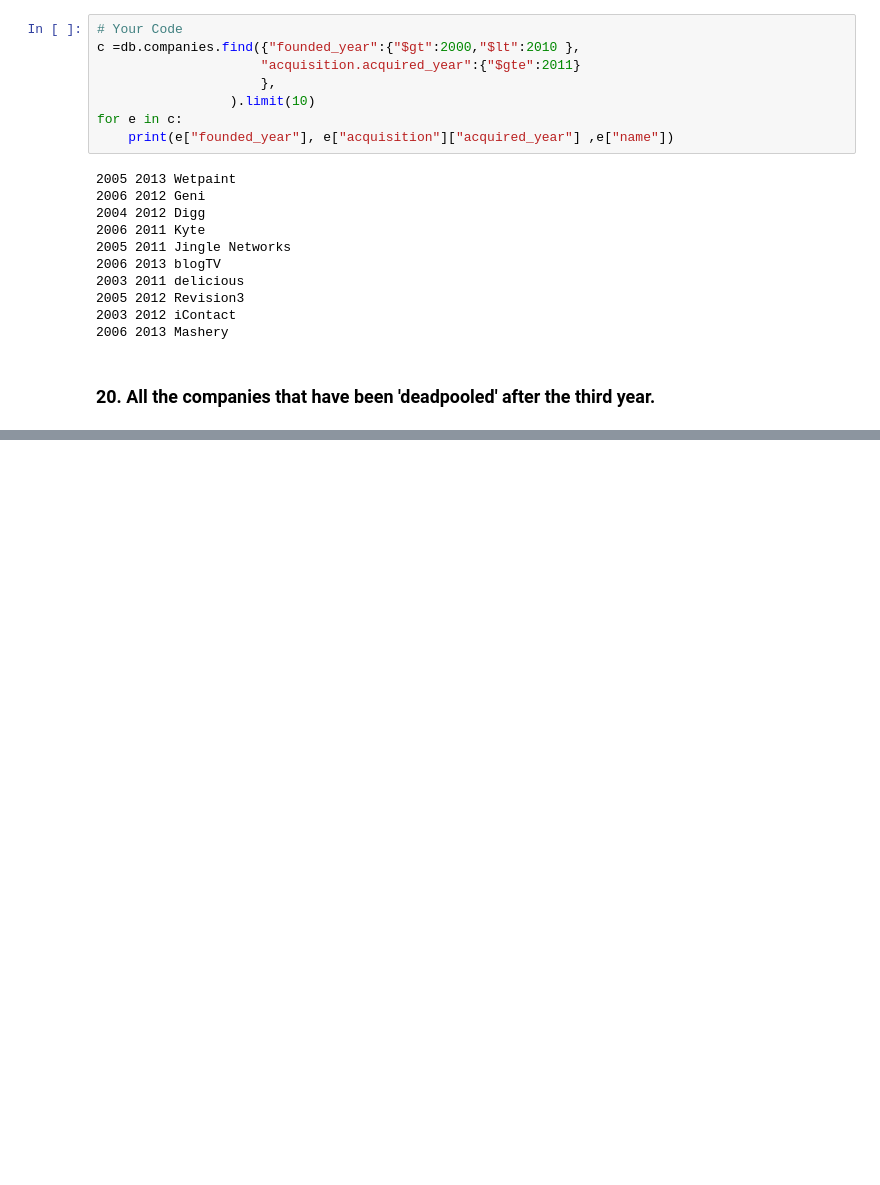
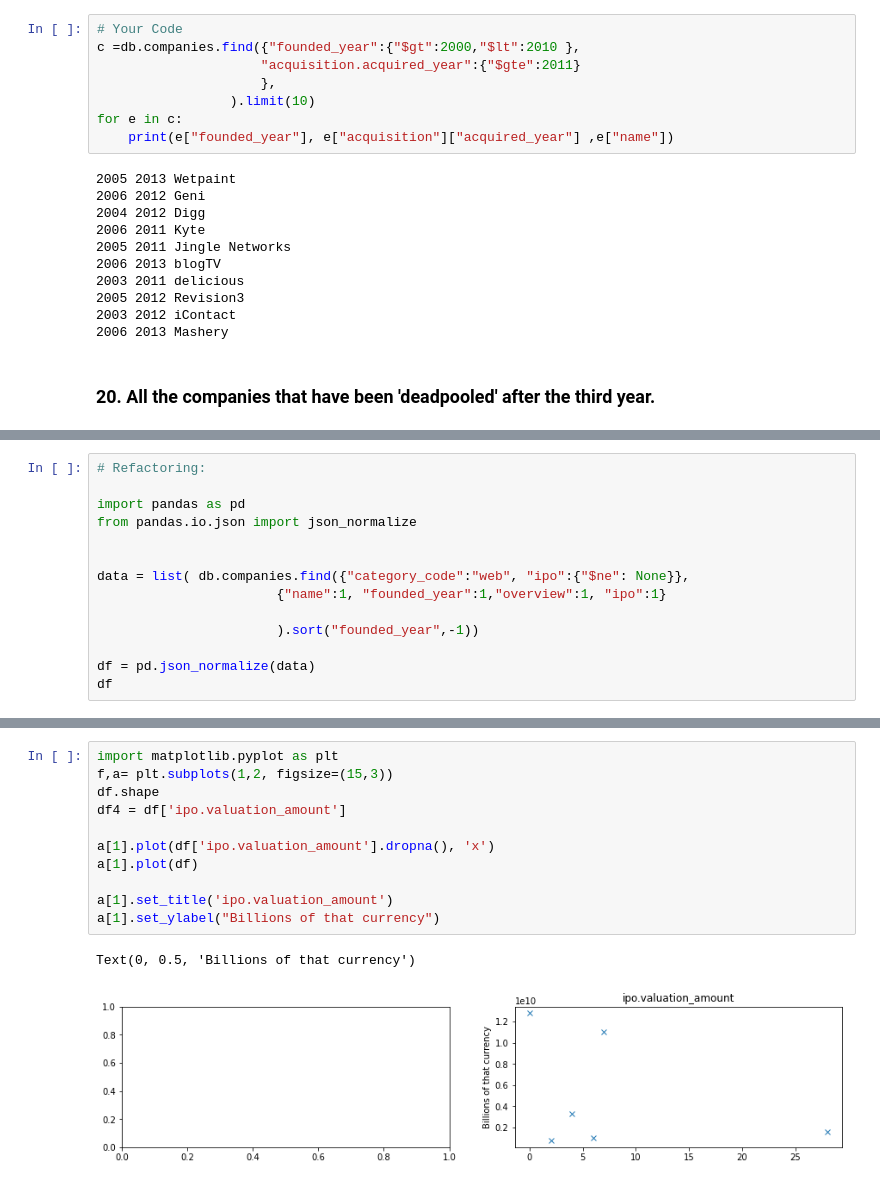
Before and after one commit to rihp/datamad0320, a Jupyter notebook: module-2/lab-advance-querying-mongo/your_code/main.ipynb, the cells around one changed output, grey strips where cells are left out. Drawn from its saved outputs; the diff is of its cells as text; blank space fills up the shorter version.

```diff
--- a/module-2/lab-advance-querying-mongo/your_code/main.ipynb
+++ b/module-2/lab-advance-querying-mongo/your_code/main.ipynb
@@ -419,0 +426,14 @@ for e in c:
+# %%
+# Refactoring:
+
+import pandas as pd
+from pandas.io.json import json_normalize
+
+
+data = list( db.companies.find({"category_code":"web", "ipo":{"$ne": None}},
+                       {"name":1, "founded_year":1,"overview":1, "ipo":1}
+
+                       ).sort("founded_year",-1))
+
+df = pd.json_normalize(data)
+df
@@ -419,0 +477,14 @@ for e in c:
+# %%
+import matplotlib.pyplot as plt
+f,a= plt.subplots(1,2, figsize=(15,3))
+df.shape
+df4 = df['ipo.valuation_amount']
+
+a[1].plot(df['ipo.valuation_amount'].dropna(), 'x')
+a[1].plot(df)
+
+a[1].set_title('ipo.valuation_amount')
+a[1].set_ylabel("Billions of that currency")
+# %% [output]
+Text(0, 0.5, 'Billions of that currency')
+[figure, added]
```
Also changed, not shown: parts of 6 cells of this notebook.
